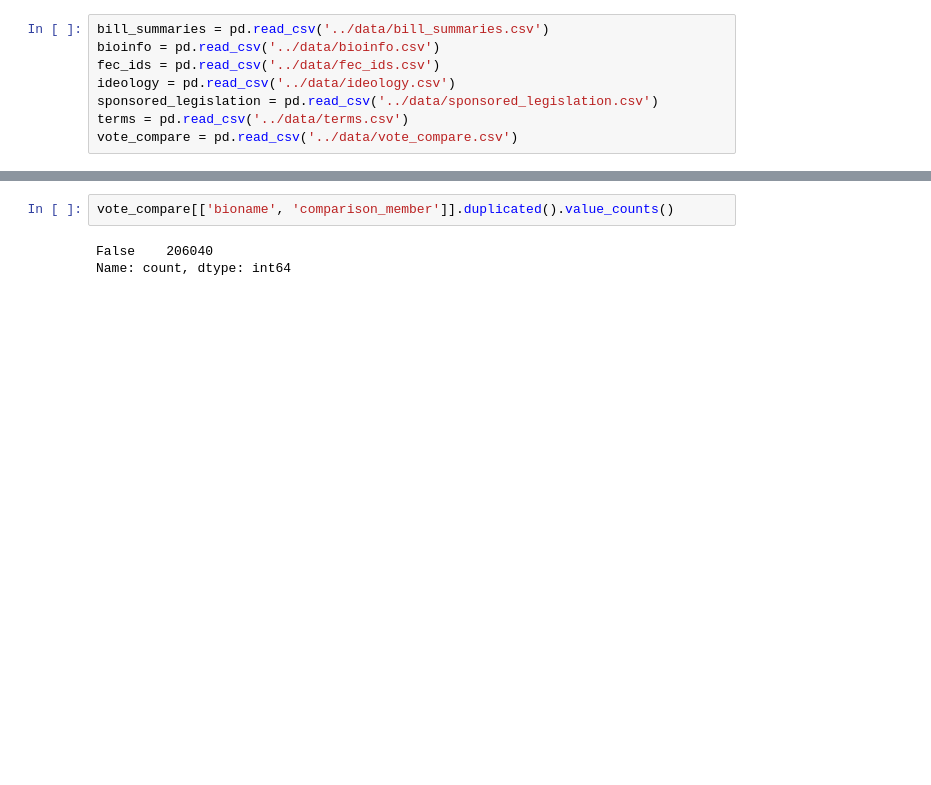
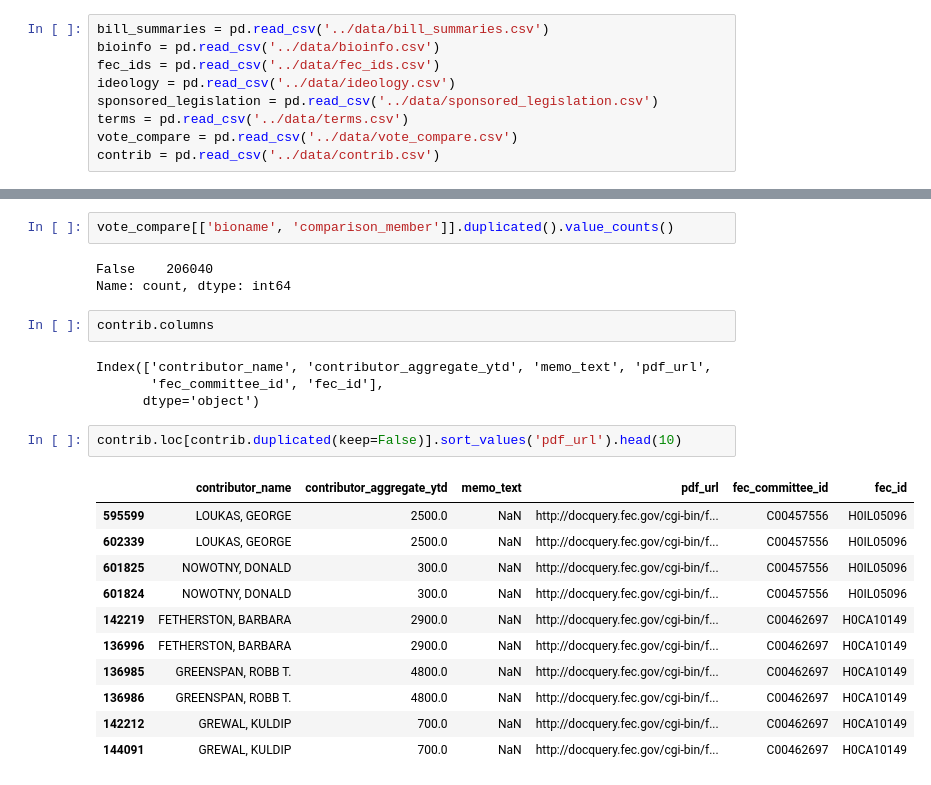
Before and after one commit to janiceeguo/DS6600-congress, a Jupyter notebook: notebooks/schema.ipynb, the cells around one changed output, grey strips where cells are left out. Saved outputs shown, nothing was run; the diff lists cells and outputs as text; blank space fills up the shorter version.

```diff
--- a/notebooks/schema.ipynb
+++ b/notebooks/schema.ipynb
@@ -9,6 +9,7 @@ ideology = pd.read_csv('../data/ideology.csv')
 sponsored_legislation = pd.read_csv('../data/sponsored_legislation.csv')
 terms = pd.read_csv('../data/terms.csv')
 vote_compare = pd.read_csv('../data/vote_compare.csv')
+contrib = pd.read_csv('../data/contrib.csv')
 # %% [markdown]
 1. Do each of the CSVs have primary keys? If so, what?
 # %%
@@ -85,3 +86,23 @@ vote_compare[['bioname', 'comparison_member']].duplicated().value_counts()
 # %% [output]
 False    206040
 Name: count, dtype: int64
+# %%
+contrib.columns
+# %% [output]
+Index(['contributor_name', 'contributor_aggregate_ytd', 'memo_text', 'pdf_url',
+       'fec_committee_id', 'fec_id'],
+      dtype='object')
+# %%
+contrib.loc[contrib.duplicated(keep=False)].sort_values('pdf_url').head(10)
+# %% [output]
+|  | contributor_name | contributor_aggregate_ytd | memo_text | pdf_url | fec_committee_id | fec_id |
+| 595599 | LOUKAS, GEORGE | 2500.0 | NaN | http://docquery.fec.gov/cgi-bin/f... | C00457556 | H0IL05096 |
+| 602339 | LOUKAS, GEORGE | 2500.0 | NaN | http://docquery.fec.gov/cgi-bin/f... | C00457556 | H0IL05096 |
+| 601825 | NOWOTNY, DONALD | 300.0 | NaN | http://docquery.fec.gov/cgi-bin/f... | C00457556 | H0IL05096 |
+| 601824 | NOWOTNY, DONALD | 300.0 | NaN | http://docquery.fec.gov/cgi-bin/f... | C00457556 | H0IL05096 |
+| 142219 | FETHERSTON, BARBARA | 2900.0 | NaN | http://docquery.fec.gov/cgi-bin/f... | C00462697 | H0CA10149 |
+| 136996 | FETHERSTON, BARBARA | 2900.0 | NaN | http://docquery.fec.gov/cgi-bin/f... | C00462697 | H0CA10149 |
+| 136985 | GREENSPAN, ROBB T. | 4800.0 | NaN | http://docquery.fec.gov/cgi-bin/f... | C00462697 | H0CA10149 |
+| 136986 | GREENSPAN, ROBB T. | 4800.0 | NaN | http://docquery.fec.gov/cgi-bin/f... | C00462697 | H0CA10149 |
+| 142212 | GREWAL, KULDIP | 700.0 | NaN | http://docquery.fec.gov/cgi-bin/f... | C00462697 | H0CA10149 |
+| 144091 | GREWAL, KULDIP | 700.0 | NaN | http://docquery.fec.gov/cgi-bin/f... | C00462697 | H0CA10149 |
```
Also changed, not shown: parts of 14 cells of this notebook.
